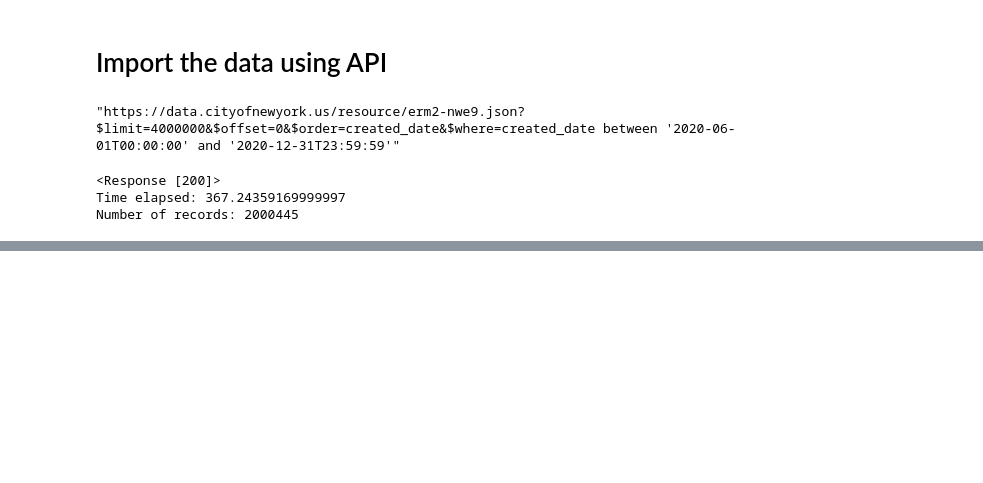
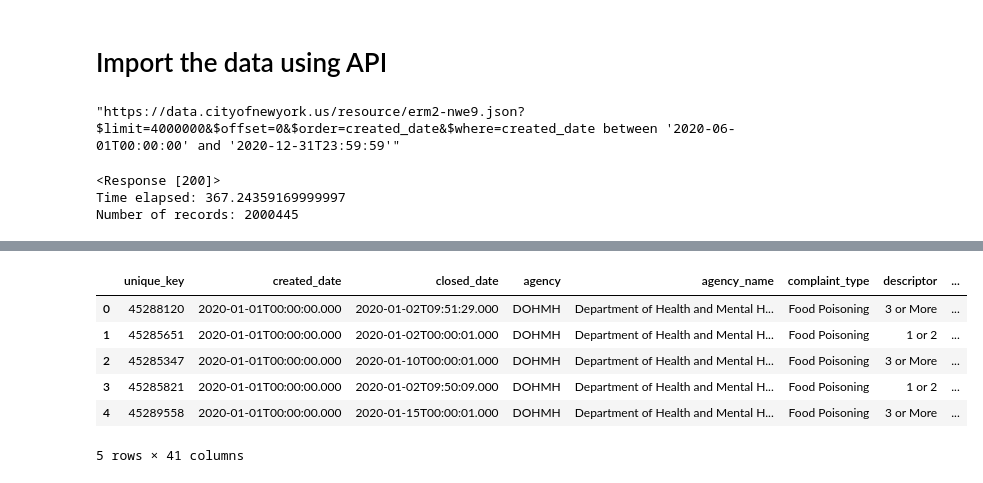
Before and after one commit to outofthenorm27/NYC-OpenData, a Jupyter notebook: ServiceRequests.ipynb, the cells around one changed output, grey strips where cells are left out. Cells and saved outputs as stored; diff of their text form; code cells hidden in the pictures; blank space fills up the shorter version.

```diff
--- a/ServiceRequests.ipynb
+++ b/ServiceRequests.ipynb
@@ -87,0 +72,10 @@ requests_df
+# %%
+first_requests_df.head()
+# %% [output]
+|  | unique_key | created_date | closed_date | agency | agency_name | complaint_type | descriptor | ... |
+| 0 | 45288120 | 2020-01-01T00:00:00.000 | 2020-01-02T09:51:29.000 | DOHMH | Department of Health and Mental H... | Food Poisoning | 3 or More | ... |
+| 1 | 45285651 | 2020-01-01T00:00:00.000 | 2020-01-02T00:00:01.000 | DOHMH | Department of Health and Mental H... | Food Poisoning | 1 or 2 | ... |
+| 2 | 45285347 | 2020-01-01T00:00:00.000 | 2020-01-10T00:00:01.000 | DOHMH | Department of Health and Mental H... | Food Poisoning | 3 or More | ... |
+| 3 | 45285821 | 2020-01-01T00:00:00.000 | 2020-01-02T09:50:09.000 | DOHMH | Department of Health and Mental H... | Food Poisoning | 1 or 2 | ... |
+| 4 | 45289558 | 2020-01-01T00:00:00.000 | 2020-01-15T00:00:01.000 | DOHMH | Department of Health and Mental H... | Food Poisoning | 3 or More | ... |
+5 rows × 41 columns
```
Also changed, not shown: parts of 44 cells of this notebook, 4 other files.
